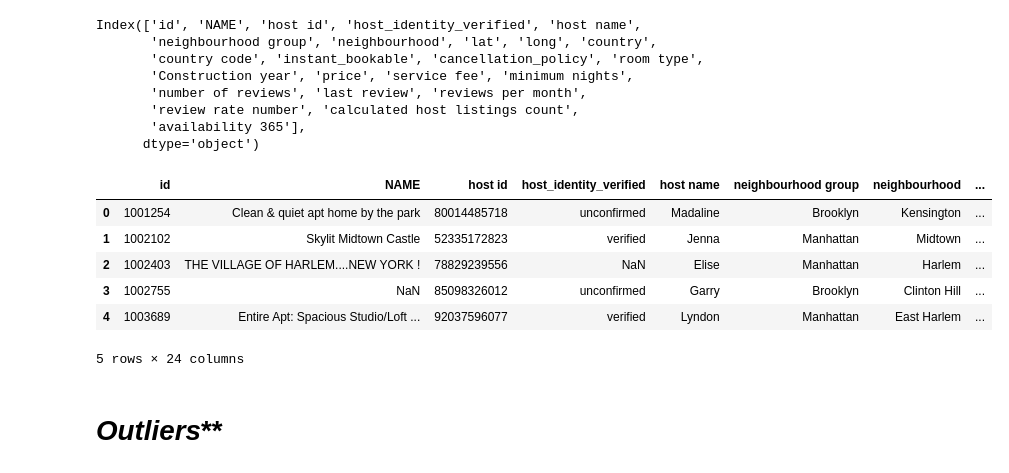
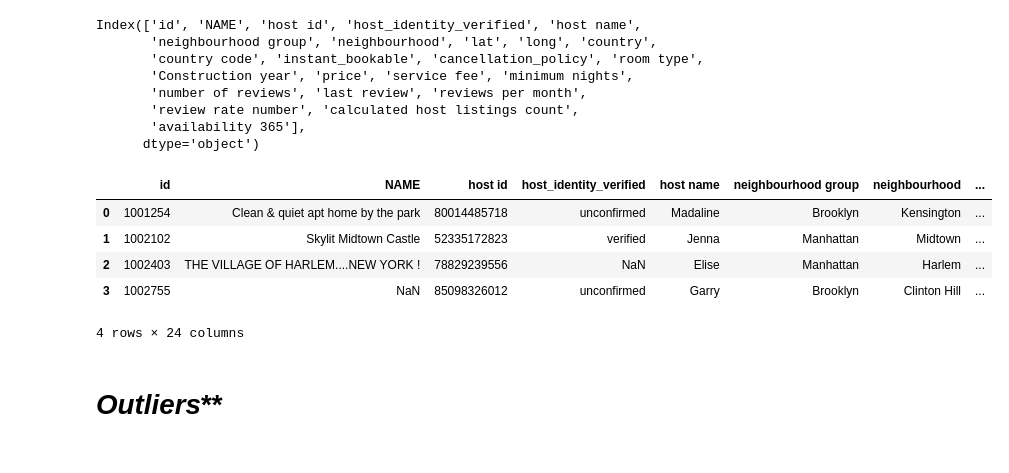
Before and after one commit to anmolsri977/Python-libraries, a Jupyter notebook: data-preprocessing.ipynb, the cells around one changed output. Cells and saved outputs as stored; diff of their text form; code cells hidden in the pictures.

```diff
--- a/data-preprocessing.ipynb
+++ b/data-preprocessing.ipynb
@@ -237,15 +237,14 @@ Index(['id', 'NAME', 'host id', 'host_identity_verified', 'host name',
        'availability 365'],
       dtype='object')
 # %%
-df.head()
+df.head(4)
 # %% [output]
 |  | id | NAME | host id | host_identity_verified | host name | neighbourhood group | neighbourhood | ... |
 | 0 | 1001254 | Clean & quiet apt home by the park | 80014485718 | unconfirmed | Madaline | Brooklyn | Kensington | ... |
 | 1 | 1002102 | Skylit Midtown Castle | 52335172823 | verified | Jenna | Manhattan | Midtown | ... |
 | 2 | 1002403 | THE VILLAGE OF HARLEM....NEW YORK ! | 78829239556 | NaN | Elise | Manhattan | Harlem | ... |
 | 3 | 1002755 | NaN | 85098326012 | unconfirmed | Garry | Brooklyn | Clinton Hill | ... |
-| 4 | 1003689 | Entire Apt: Spacious Studio/Loft ... | 92037596077 | verified | Lyndon | Manhattan | East Harlem | ... |
-5 rows × 24 columns
+4 rows × 24 columns
 # %% [markdown]
 # *Outliers***
 # %%
```
